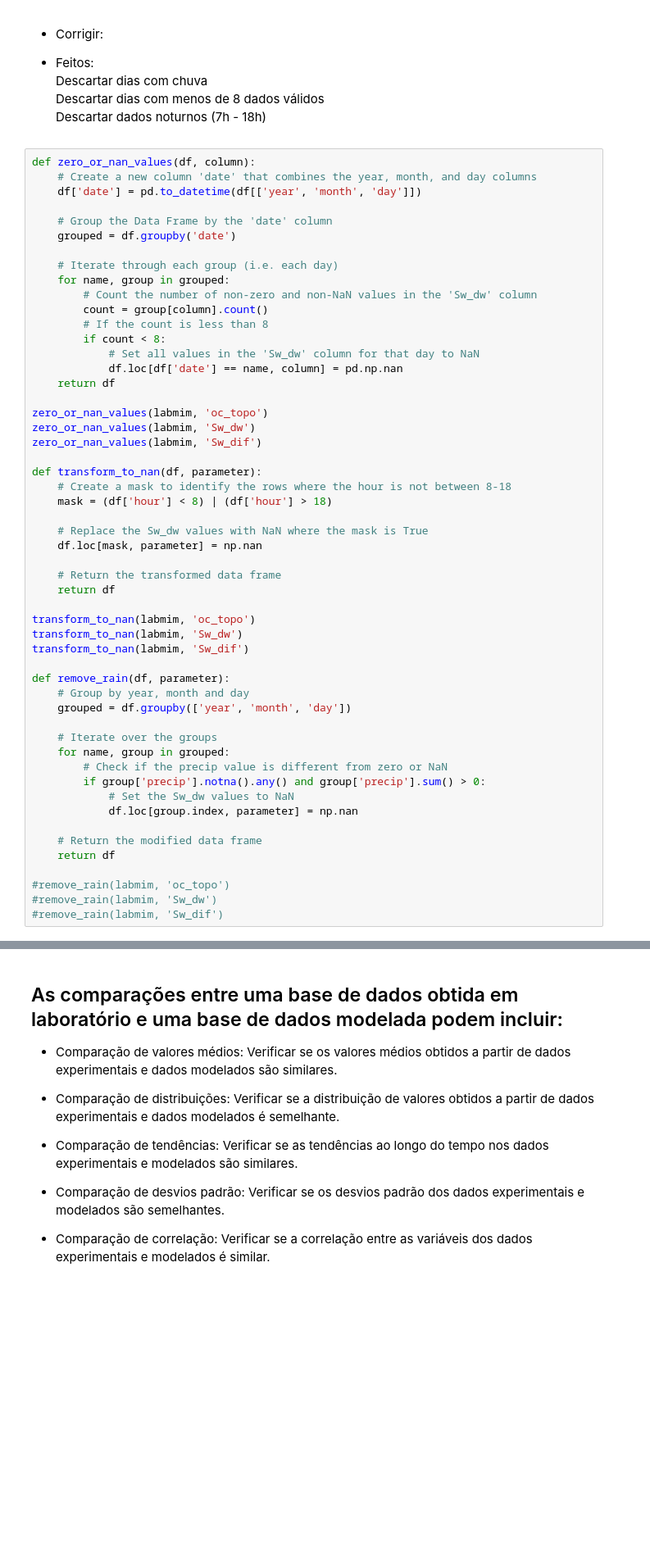
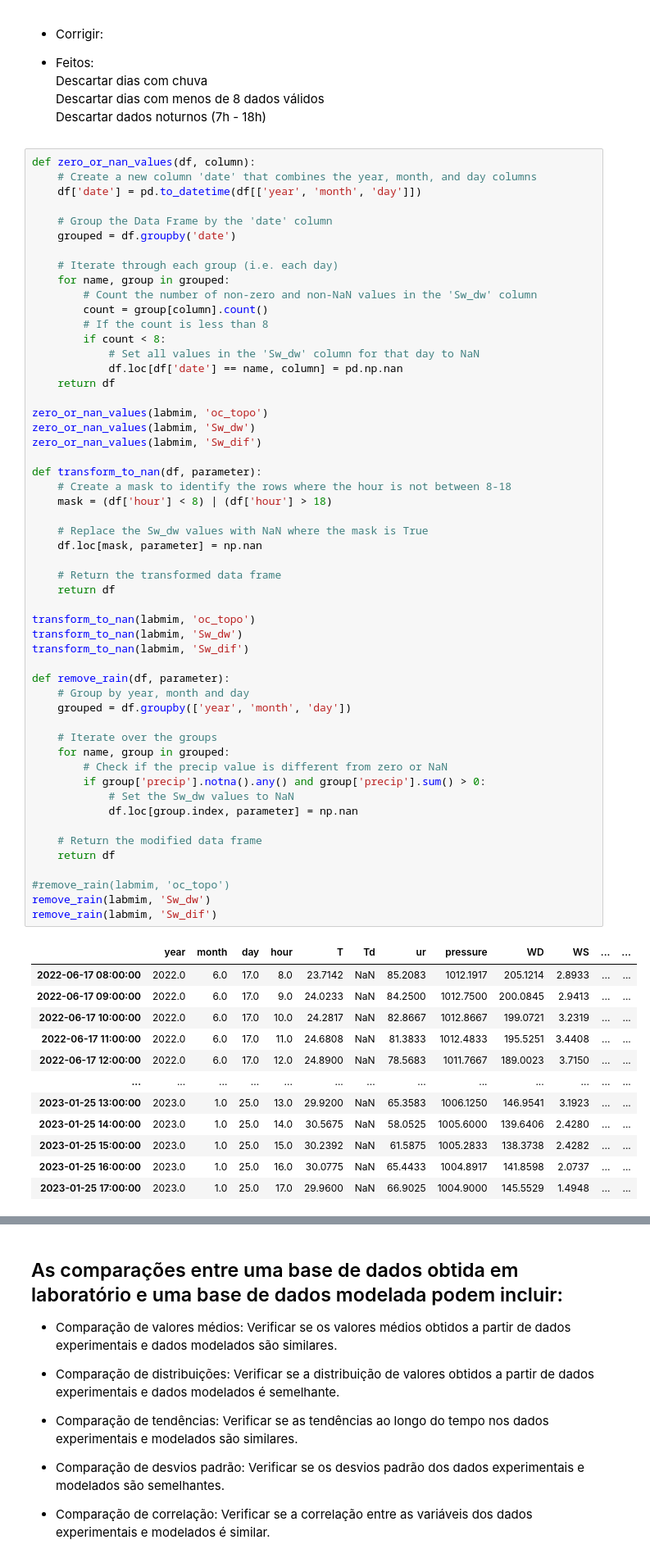
Before and after one commit to igordantasgf/analise_dados_microambientais, a Jupyter notebook: comparação_modelo.ipynb, the cells around one changed output, grey strips where cells are left out. Shown at 82% size. Drawn from its saved outputs; the diff is of its cells as text; blank space fills up the shorter version.

```diff
--- a/comparação_modelo.ipynb
+++ b/comparação_modelo.ipynb
@@ -80,32 +80,45 @@ zero_or_nan_values(labmim, 'Sw_dif')
 
 def transform_to_nan(df, parameter):
     # Create a mask to identify the rows where the hour is not between 8-18
     mask = (df['hour'] < 8) | (df['hour'] > 18)
 
     # Replace the Sw_dw values with NaN where the mask is True
     df.loc[mask, parameter] = np.nan
 
     # Return the transformed data frame
     return df
 
 transform_to_nan(labmim, 'oc_topo')
 transform_to_nan(labmim, 'Sw_dw')
 transform_to_nan(labmim, 'Sw_dif')
 
 def remove_rain(df, parameter):
     # Group by year, month and day
     grouped = df.groupby(['year', 'month', 'day'])
 
     # Iterate over the groups
     for name, group in grouped:
         # Check if the precip value is different from zero or NaN
         if group['precip'].notna().any() and group['precip'].sum() > 0:
             # Set the Sw_dw values to NaN
             df.loc[group.index, parameter] = np.nan
 
     # Return the modified data frame
     return df
 
 #remove_rain(labmim, 'oc_topo')
-#remove_rain(labmim, 'Sw_dw')
-#remove_rain(labmim, 'Sw_dif')
+remove_rain(labmim, 'Sw_dw')
+remove_rain(labmim, 'Sw_dif')
+# %% [output]
+|  | year | month | day | hour | T | Td | ur | pressure | WD | WS | ... | ... |
+| 2022-06-17 08:00:00 | 2022.0 | 6.0 | 17.0 | 8.0 | 23.7142 | NaN | 85.2083 | 1012.1917 | 205.1214 | 2.8933 | ... | ... |
+| 2022-06-17 09:00:00 | 2022.0 | 6.0 | 17.0 | 9.0 | 24.0233 | NaN | 84.2500 | 1012.7500 | 200.0845 | 2.9413 | ... | ... |
+| 2022-06-17 10:00:00 | 2022.0 | 6.0 | 17.0 | 10.0 | 24.2817 | NaN | 82.8667 | 1012.8667 | 199.0721 | 3.2319 | ... | ... |
+| 2022-06-17 11:00:00 | 2022.0 | 6.0 | 17.0 | 11.0 | 24.6808 | NaN | 81.3833 | 1012.4833 | 195.5251 | 3.4408 | ... | ... |
+| 2022-06-17 12:00:00 | 2022.0 | 6.0 | 17.0 | 12.0 | 24.8900 | NaN | 78.5683 | 1011.7667 | 189.0023 | 3.7150 | ... | ... |
+| ... | ... | ... | ... | ... | ... | ... | ... | ... | ... | ... | ... | ... |
+| 2023-01-25 13:00:00 | 2023.0 | 1.0 | 25.0 | 13.0 | 29.9200 | NaN | 65.3583 | 1006.1250 | 146.9541 | 3.1923 | ... | ... |
+| 2023-01-25 14:00:00 | 2023.0 | 1.0 | 25.0 | 14.0 | 30.5675 | NaN | 58.0525 | 1005.6000 | 139.6406 | 2.4280 | ... | ... |
+| 2023-01-25 15:00:00 | 2023.0 | 1.0 | 25.0 | 15.0 | 30.2392 | NaN | 61.5875 | 1005.2833 | 138.3738 | 2.4282 | ... | ... |
+| 2023-01-25 16:00:00 | 2023.0 | 1.0 | 25.0 | 16.0 | 30.0775 | NaN | 65.4433 | 1004.8917 | 141.8598 | 2.0737 | ... | ... |
+| 2023-01-25 17:00:00 | 2023.0 | 1.0 | 25.0 | 17.0 | 29.9600 | NaN | 66.9025 | 1004.9000 | 145.5529 | 1.4948 | ... | ... |
```
Also changed, not shown: parts of 7 cells of this notebook.
